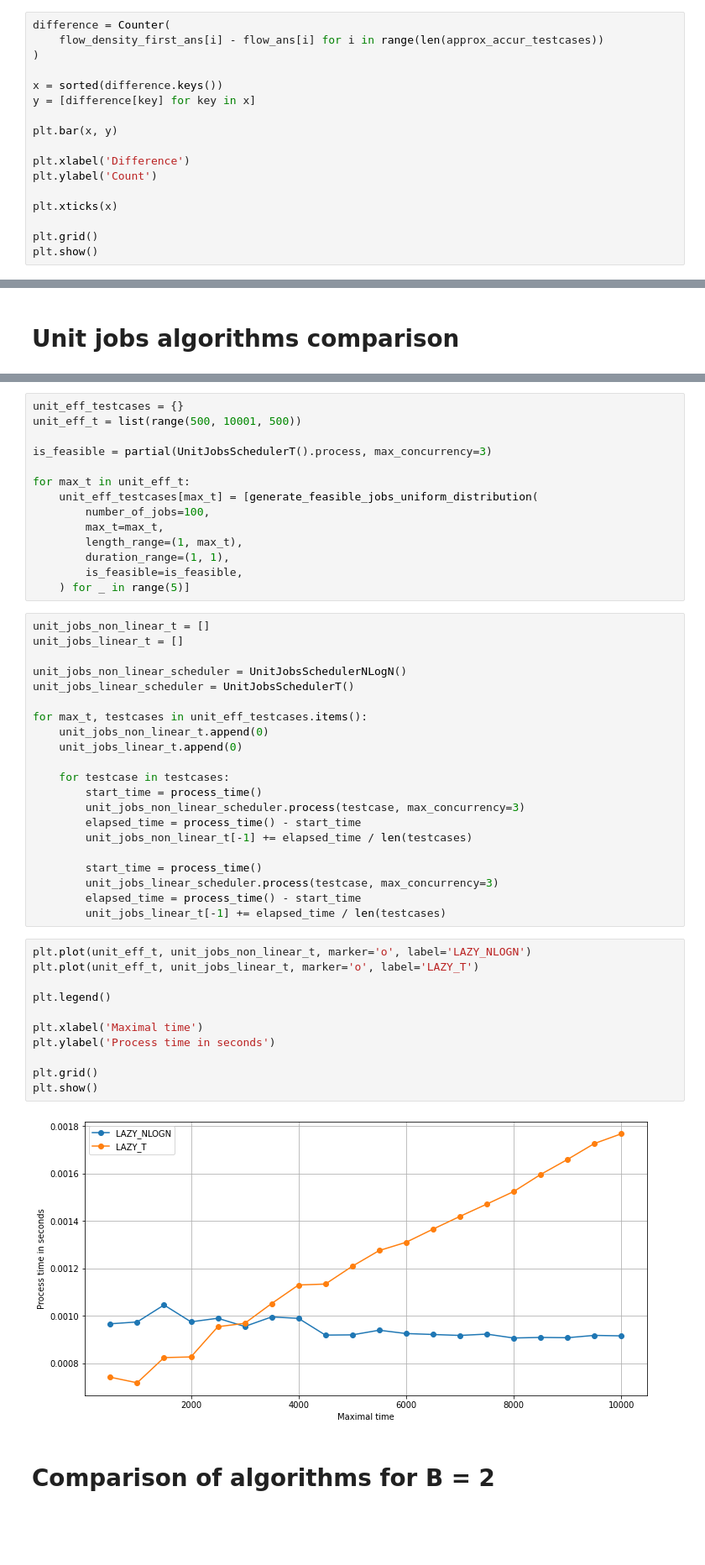
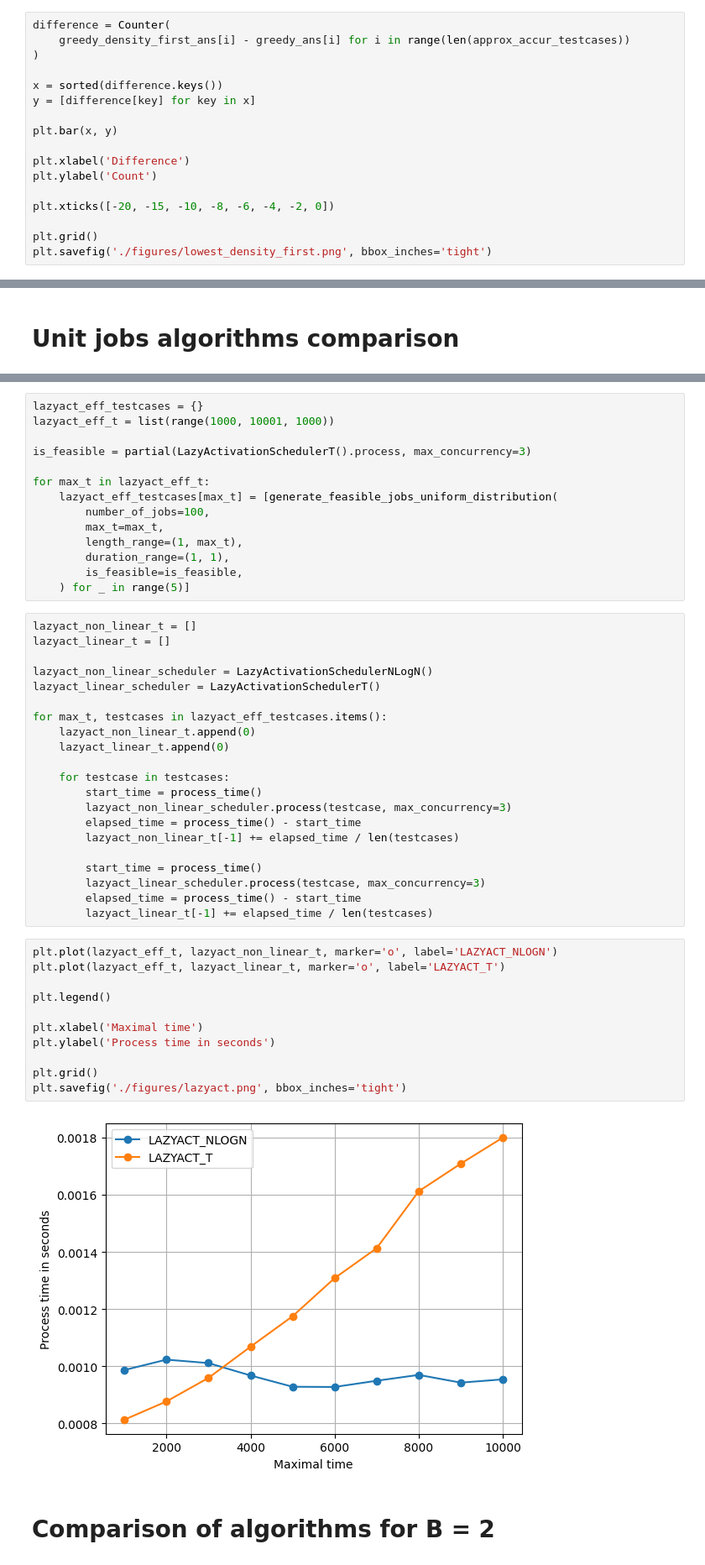
Before and after one commit to nikita-kostin/active-time-scheduling, a Jupyter notebook: comparison.ipynb, the cells around one changed output, grey strips where cells are left out. Shown at 84% size. Cells and saved outputs as stored; diff of their text form; blank space fills up the shorter version.

```diff
--- a/comparison.ipynb
+++ b/comparison.ipynb
@@ -237,6 +240,6 @@ print(mean(interior_point_ans), stdev(interior_point_ans))
 # %%
 difference = Counter(
-    flow_density_first_ans[i] - flow_ans[i] for i in range(len(approx_accur_testcases))
+    greedy_density_first_ans[i] - greedy_ans[i] for i in range(len(approx_accur_testcases))
 )
 
 x = sorted(difference.keys())
@@ -247,8 +250,8 @@ plt.bar(x, y)
 plt.xlabel('Difference')
 plt.ylabel('Count')
 
-plt.xticks(x)
+plt.xticks([-20, -15, -10, -8, -6, -4, -2, 0])
 
 plt.grid()
-plt.show()
+plt.savefig('./figures/lowest_density_first.png', bbox_inches='tight')
 # %% [output]
@@ -260,11 +318,11 @@ from schedulers import UnitJobsSchedulerNLogN, UnitJobsSchedulerT
 # %%
-unit_eff_testcases = {}
-unit_eff_t = list(range(500, 10001, 500))
+lazyact_eff_testcases = {}
+lazyact_eff_t = list(range(1000, 10001, 1000))
 
-is_feasible = partial(UnitJobsSchedulerT().process, max_concurrency=3)
+is_feasible = partial(LazyActivationSchedulerT().process, max_concurrency=3)
 
-for max_t in unit_eff_t:
-    unit_eff_testcases[max_t] = [generate_feasible_jobs_uniform_distribution(
+for max_t in lazyact_eff_t:
+    lazyact_eff_testcases[max_t] = [generate_feasible_jobs_uniform_distribution(
         number_of_jobs=100,
         max_t=max_t,
         length_range=(1, max_t),
@@ -272,39 +330,39 @@ for max_t in unit_eff_t:
         is_feasible=is_feasible,
     ) for _ in range(5)]
 # %%
-unit_jobs_non_linear_t = []
-unit_jobs_linear_t = []
+lazyact_non_linear_t = []
+lazyact_linear_t = []
 
-unit_jobs_non_linear_scheduler = UnitJobsSchedulerNLogN()
-unit_jobs_linear_scheduler = UnitJobsSchedulerT()
+lazyact_non_linear_scheduler = LazyActivationSchedulerNLogN()
+lazyact_linear_scheduler = LazyActivationSchedulerT()
 
-for max_t, testcases in unit_eff_testcases.items():
-    unit_jobs_non_linear_t.append(0)
-    unit_jobs_linear_t.append(0)
+for max_t, testcases in lazyact_eff_testcases.items():
+    lazyact_non_linear_t.append(0)
+    lazyact_linear_t.append(0)
 
     for testcase in testcases:
         start_time = process_time()
-        unit_jobs_non_linear_scheduler.process(testcase, max_concurrency=3)
+        lazyact_non_linear_scheduler.process(testcase, max_concurrency=3)
         elapsed_time = process_time() - start_time
-        unit_jobs_non_linear_t[-1] += elapsed_time / len(testcases)
+        lazyact_non_linear_t[-1] += elapsed_time / len(testcases)
 
         start_time = process_time()
-        unit_jobs_linear_scheduler.process(testcase, max_concurrency=3)
+        lazyact_linear_scheduler.process(testcase, max_concurrency=3)
         elapsed_time = process_time() - start_time
-        unit_jobs_linear_t[-1] += elapsed_time / len(testcases)
+        lazyact_linear_t[-1] += elapsed_time / len(testcases)
 # %%
-plt.plot(unit_eff_t, unit_jobs_non_linear_t, marker='o', label='LAZY_NLOGN')
-plt.plot(unit_eff_t, unit_jobs_linear_t, marker='o', label='LAZY_T')
+plt.plot(lazyact_eff_t, lazyact_non_linear_t, marker='o', label='LAZYACT_NLOGN')
+plt.plot(lazyact_eff_t, lazyact_linear_t, marker='o', label='LAZYACT_T')
 
 plt.legend()
 
 plt.xlabel('Maximal time')
 plt.ylabel('Process time in seconds')
 
 plt.grid()
-plt.show()
+plt.savefig('./figures/lazyact.png', bbox_inches='tight')
 # %% [output]
-[figure, old version]
+[figure, new version]
 # %% [markdown]
 # Comparison of algorithms for B = 2
 # %%
```
Also changed, not shown: parts of 21 cells of this notebook.
